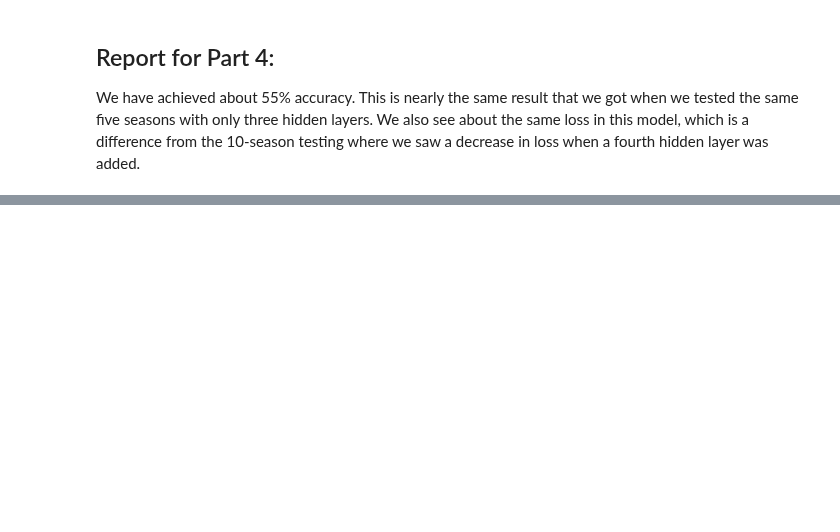
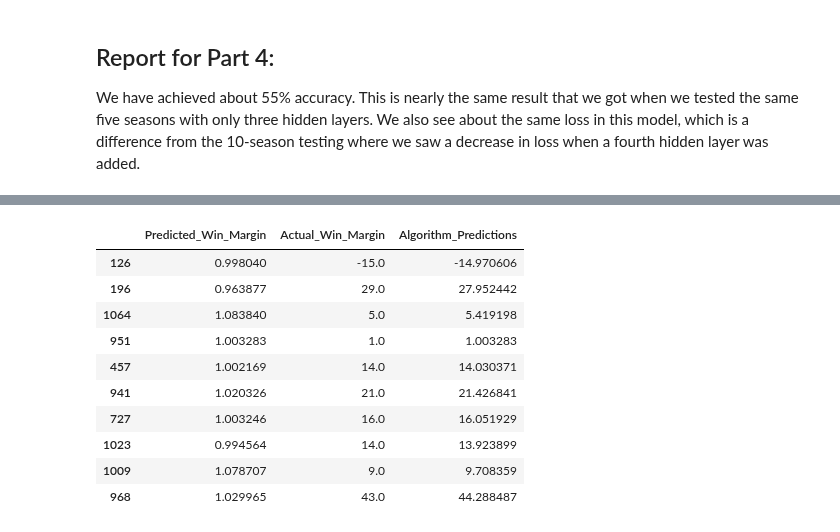
Before and after one commit to kheller18/nba-sports-betting-ml, a Jupyter notebook: NN_Win_Margin.ipynb, the cells around one changed output, grey strips where cells are left out. Drawn from its saved outputs; the diff is of its cells as text; code cells hidden in the pictures; blank space fills up the shorter version.

```diff
--- a/NN_Win_Margin.ipynb
+++ b/NN_Win_Margin.ipynb
@@ -1016,0 +1543,5 @@ encoded_ten_seasons_df
+# %%
+# Predict the wins and losses for the 2021-2022 Season using neural_network_4
+
+# initialize the prediction function
+test_pred_4 = neural_network_2.predict(X_test_scaled_4)
@@ -1016,0 +1550,30 @@ encoded_ten_seasons_df
+# %%
+# create a dataframe using the X_test_2 index
+five_seasons_pred_2 = pd.DataFrame(index=X_test_4.index)
+
+# add a column called 'Predicted_Win_Margin' using the predicted data indexes [0:3146]
+five_seasons_pred_2['Predicted_Win_Margin'] = test_pred_4[0:3146]
+
+# add the actual win data from the 2021-2022 Season 'Win_Margin' column
+five_seasons_pred_2['Actual_Win_Margin'] = df_2021_2022_season['Win_Margin']
+
+# multiply the predictions by the actual win_margin to get the predicted win_margin
+five_seasons_pred_2['Algorithm_Predictions'] = five_seasons_pred_2['Predicted_Win_Margin'] * five_seasons_pred_2['Actual_Win_Margin']
+
+# drop null values
+five_seasons_pred_2 = five_seasons_pred_2.dropna()
+
+# display a sample of the predictions
+five_seasons_pred_2.sample(10)
+# %% [output]
+|  | Predicted_Win_Margin | Actual_Win_Margin | Algorithm_Predictions |
+| 126 | 0.998040 | -15.0 | -14.970606 |
+| 196 | 0.963877 | 29.0 | 27.952442 |
+| 1064 | 1.083840 | 5.0 | 5.419198 |
+| 951 | 1.003283 | 1.0 | 1.003283 |
+| 457 | 1.002169 | 14.0 | 14.030371 |
+| 941 | 1.020326 | 21.0 | 21.426841 |
+| 727 | 1.003246 | 16.0 | 16.051929 |
+| 1023 | 0.994564 | 14.0 | 13.923899 |
+| 1009 | 1.078707 | 9.0 | 9.708359 |
+| 968 | 1.029965 | 43.0 | 44.288487 |
```
Also changed, not shown: parts of 59 cells of this notebook, 4 other files.
